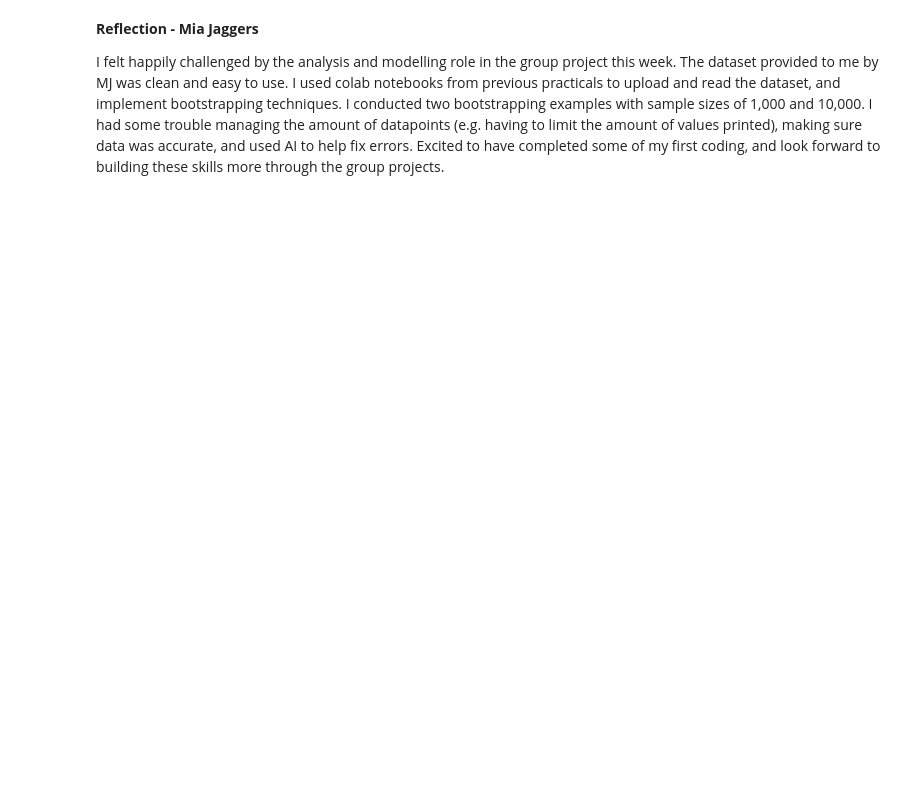
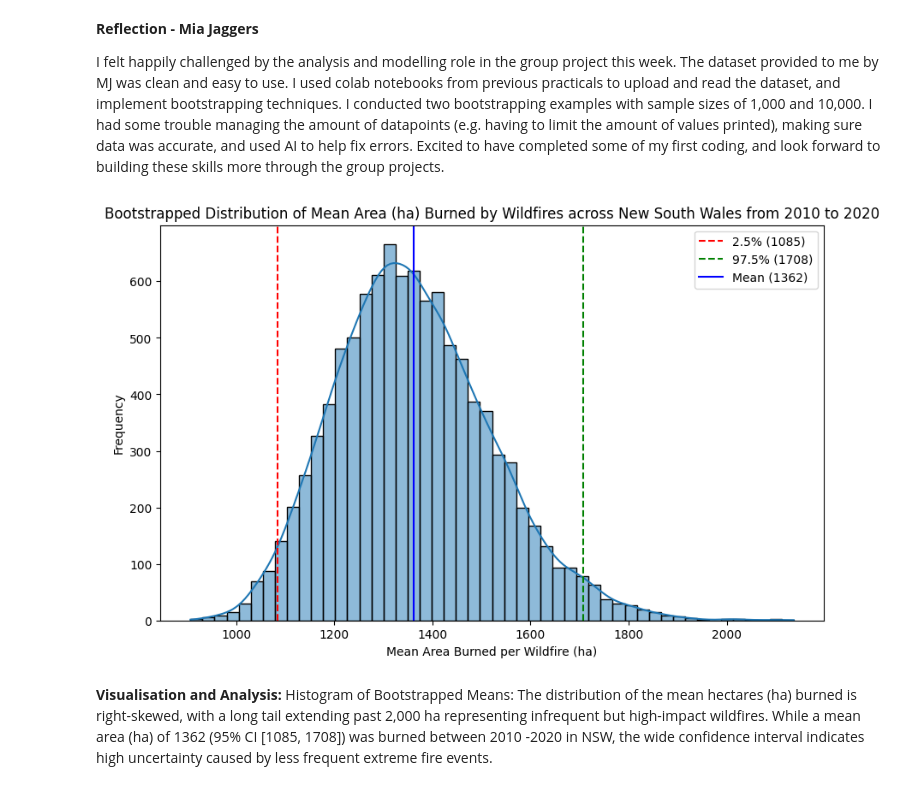
Before and after one commit to sonyakuma-droid/EMSC2010-W2-P1, a Jupyter notebook: EMSC2010_Group_Project_1_BBB.ipynb, the cells around one changed output. Drawn from its saved outputs; the diff is of its cells as text; code cells hidden in the pictures; blank space fills up the shorter version.

```diff
--- a/EMSC2010_Group_Project_1_BBB.ipynb
+++ b/EMSC2010_Group_Project_1_BBB.ipynb
@@ -222,3 +223,21 @@ print (np.median(W)) #comparison against true data median
 
 I felt happily challenged by the analysis and modelling role in the group project this week. The dataset provided to me by MJ was clean and easy to use. I used colab notebooks from previous practicals to upload and read the dataset, and implement bootstrapping techniques. I conducted two bootstrapping examples with sample sizes of 1,000 and 10,000.
 I had some trouble managing the amount of datapoints (e.g. having to limit the amount of values printed), making sure data was accurate, and used AI to help fix errors. Excited to have completed some of my first coding, and look forward to building these skills more through the group projects.
+# %%
+# Plot: A bootstrap analysis (e.g. 10,000 iterations, bar4) visualised as a histogram of bootstrapped means of hectares (ha) burned
+plt.figure(figsize=(10, 6)) #set dimensions of figure
+sns.histplot(bar4, bins=50, kde=True) # creating histogram using Seaborn as sns
+ci_lower = np.percentile(bar4, 2.5) # 2.5% percentile defines lower bound of 95% confidence interval (CI)
+ci_upper = np.percentile(bar4, 97.5) # 97.5% percentile defines upper bound of 95% confidence interval
+plt.axvline(ci_lower, color='red', linestyle='--', label=f'2.5% ({ci_lower:.0f})') # show lower CI as dotted red line
+plt.axvline(ci_upper, color='green', linestyle='--', label=f'97.5% ({ci_upper:.0f})') # show upper CI as dotted green line
+plt.axvline(bar3, color='blue', linestyle='-', label=f'Mean ({bar3:.0f})') # show mean in blue
+plt.title('Bootstrapped Distribution of Mean Area (ha) Burned by Wildfires across New South Wales from 2010 to 2020') # plot title
+plt.xlabel('Mean Area Burned per Wildfire (ha)') # label x-axis
+plt.ylabel('Frequency') #label y-axis
+plt.legend() # add legend to plot
+plt.show() # display figures
+# %% [output]
+[figure, added]
+# %% [markdown]
+**Visualisation and Analysis:** Histogram of Bootstrapped Means: The distribution of the mean hectares (ha) burned is right-skewed, with a long tail extending past 2,000 ha representing infrequent but high-impact wildfires. While a mean area (ha) of 1362 (95% CI [1085, 1708]) was burned between 2010 -2020 in NSW, the wide confidence interval indicates high uncertainty caused by less frequent extreme fire events.
```
Also changed, not shown: parts of 7 cells of this notebook.
